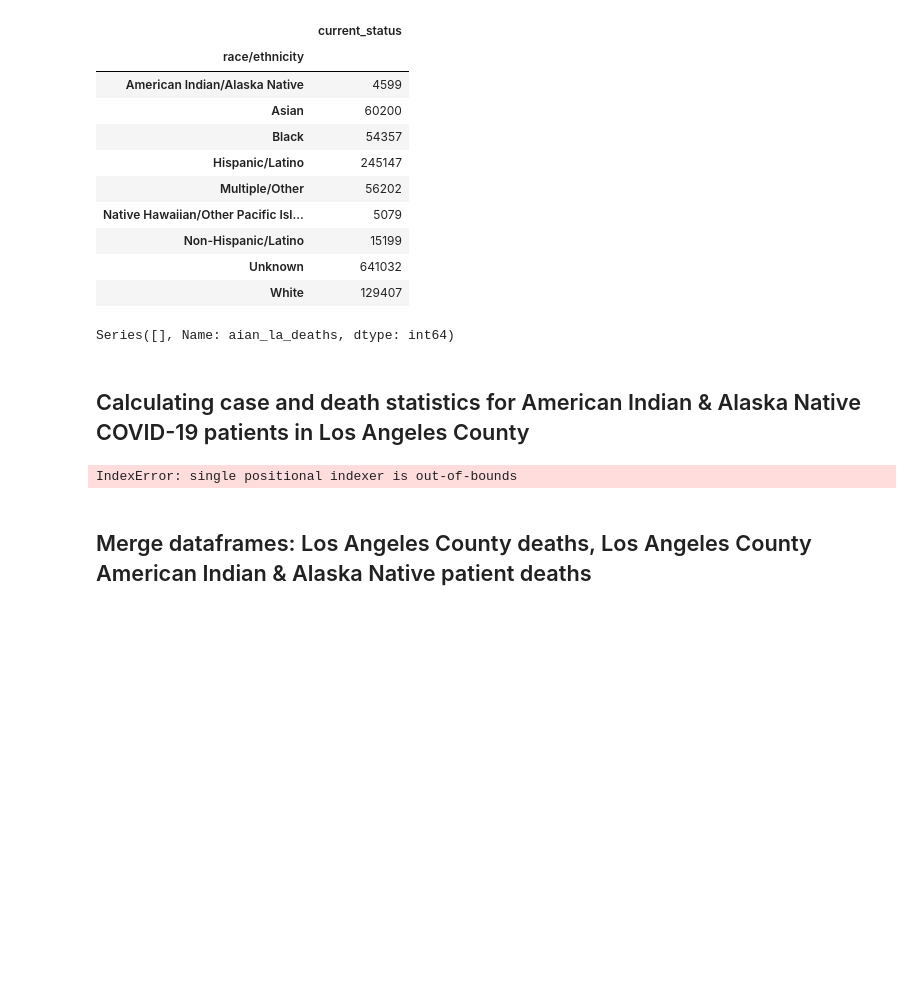
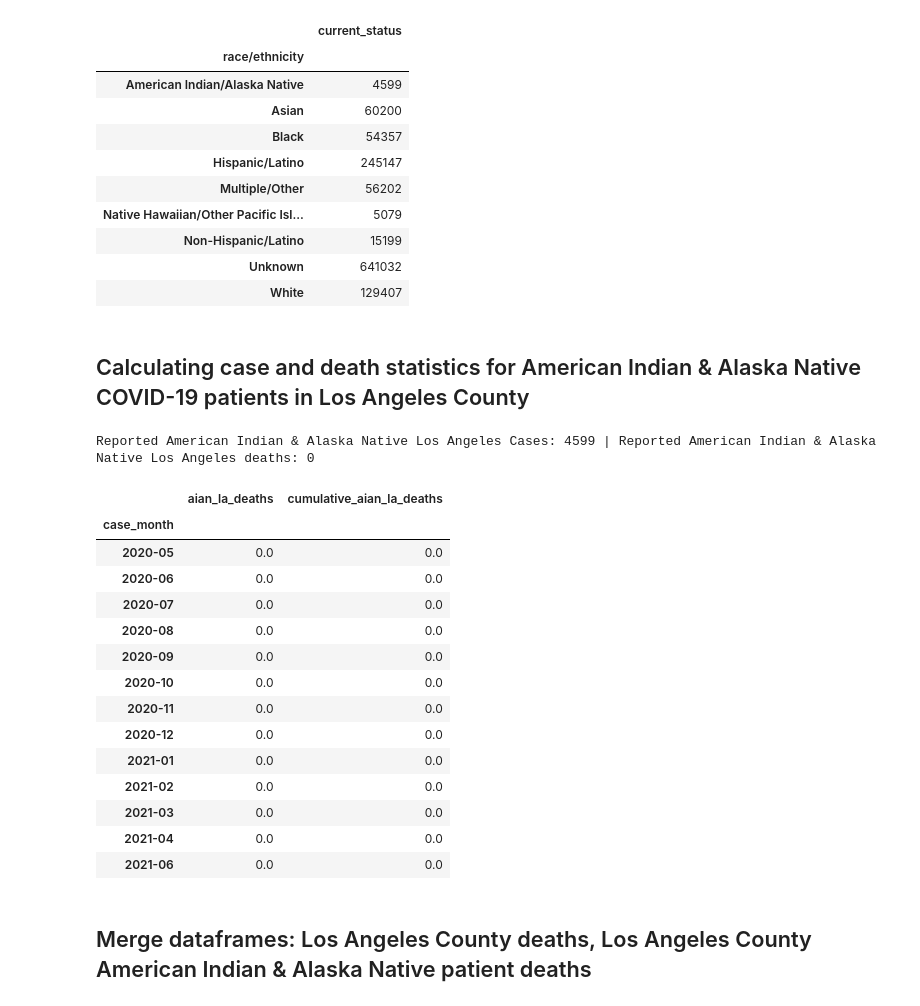
Before and after one commit to kevogil/covid-analysis, a Jupyter notebook: Notebooks/Analysis_And_Visualizations/percentage_deaths_vs_population_percentage.ipynb, the cells around one changed output. Saved outputs shown, nothing was run; the diff lists cells and outputs as text; code cells hidden in the pictures; blank space fills up the shorter version.

Commit message:
Add try/except to AINA death stats dataframe

```diff
--- a/Notebooks/Analysis_And_Visualizations/percentage_deaths_vs_population_percentage.ipynb
+++ b/Notebooks/Analysis_And_Visualizations/percentage_deaths_vs_population_percentage.ipynb
@@ -114,50 +115,69 @@ los_angeles_case_surveillance_df[["current_status", "race/ethnicity"]].groupby(b
 | Non-Hispanic/Latino | 15199 |
 | Unknown | 641032 |
 | White | 129407 |
-# %%
-aian_los_angeles_deaths_by_month_series
-# %% [output]
-Series([], Name: aian_la_deaths, dtype: int64)
 # %% [markdown]
 ## Calculating case and death statistics for American Indian & Alaska Native COVID-19 patients in Los Angeles County
 # %%
 # Isolate rows pertaining to cases of AIAN COVID-19 patients Los Angles County
 aian_los_angeles_case_surveillance_df = pd.DataFrame(los_angeles_case_surveillance_df.loc[los_angeles_case_surveillance_df["race/ethnicity"] == "American Indian/Alaska Native"])
 
 # Find the number of COVID-19 cases for AIAN patients in Los Angeles County
 aian_los_angeles_cases = aian_los_angeles_case_surveillance_df.shape[0]
 
 # Find the number of COVID-19 deaths for AIAN patients in Los Angeles County
 aian_los_angeles_deaths = aian_los_angeles_case_surveillance_df.loc[aian_los_angeles_case_surveillance_df["death_yn"] == "Yes"].shape[0]
 
 # Calculate cumulative COVID-19 deaths each month for AIAN patients in Los Angeles County
 aian_los_angeles_deaths_by_month_df = pd.DataFrame(aian_los_angeles_case_surveillance_df[["case_month","death_yn"]]
                                                  .loc[aian_los_angeles_case_surveillance_df[["case_month","death_yn"]]["death_yn"] == "Yes"]
                                                  .groupby(by="case_month").count())
 
 # Rename "death_yn" column to "aian_la_deaths"
 aian_los_angeles_deaths_by_month_df = aian_los_angeles_deaths_by_month_df.rename(columns={"death_yn" : "aian_la_deaths"})
 
 # Calculate cumulative COVID-19 deaths of AIAN patients each month in Los Angeles County
 aian_los_angeles_deaths_by_month_series = aian_los_angeles_deaths_by_month_df["aian_la_deaths"]
 
-cumulative_aian_los_angeles_deaths = [aian_los_angeles_deaths_by_month_series.iloc[0]]
-current_month_cumulative_aian_deaths = aian_los_angeles_deaths_by_month_series.iloc[0]
+try:
+    cumulative_aian_los_angeles_deaths = [aian_los_angeles_deaths_by_month_series.iloc[0]]
+    current_month_cumulative_aian_deaths = aian_los_angeles_deaths_by_month_series.iloc[0]
 
-for idx in range(len(aian_los_angeles_deaths_by_month_series)-1):
-    current_month_cumulative_aian_deaths = current_month_cumulative_aian_deaths + aian_los_angeles_deaths_by_month_series[idx+1]
-    cumulative_aian_los_angeles_deaths.append(current_month_cumulative_aian_deaths)
+    for idx in range(len(aian_los_angeles_deaths_by_month_series)-1):
+        current_month_cumulative_aian_deaths = current_month_cumulative_aian_deaths + aian_los_angeles_deaths_by_month_series[idx+1]
+        cumulative_aian_los_angeles_deaths.append(current_month_cumulative_aian_deaths)
 
-# Add monthly cumulative deaths of AIAN patients to Los Angeles County aian patient deaths dataframe
-aian_los_angeles_deaths_by_month_df["cumulative_aian_la_deaths"] = cumulative_aian_los_angeles_deaths
+    # Add monthly cumulative deaths of AIAN patients to Los Angeles County aian patient deaths dataframe
+    aian_los_angeles_deaths_by_month_df["cumulative_aian_la_deaths"] = cumulative_aian_los_angeles_deaths
+except:
+    aian_los_angeles_deaths_by_month_df = pd.DataFrame(aian_los_angeles_case_surveillance_df[["case_month","current_status"]]
+                                                 .groupby(by="case_month").count())
+    aian_los_angeles_deaths_by_month_df["aian_la_deaths"] = np.nan
+    aian_los_angeles_deaths_by_month_df["cumulative_aian_la_deaths"] = np.nan
+    aian_los_angeles_deaths_by_month_df = pd.DataFrame(aian_los_angeles_deaths_by_month_df.fillna(value=0))
+    aian_los_angeles_deaths_by_month_df = pd.DataFrame(aian_los_angeles_deaths_by_month_df.drop(columns="current_status"))
 
 # Print total Los Angles County cases and deaths for AIAN patients
 print(f"Reported American Indian & Alaska Native Los Angeles Cases: {aian_los_angeles_cases} | Reported American Indian & Alaska Native Los Angeles deaths: {aian_los_angeles_deaths}")
 
 # Display Los Angeles County AIAN patient deaths dataframe
 aian_los_angeles_deaths_by_month_df
 # %% [output]
-IndexError: single positional indexer is out-of-bounds
+Reported American Indian & Alaska Native Los Angeles Cases: 4599 | Reported American Indian & Alaska Native Los Angeles deaths: 0
+|  | aian_la_deaths | cumulative_aian_la_deaths |
+| case_month |  |  |
+| 2020-05 | 0.0 | 0.0 |
+| 2020-06 | 0.0 | 0.0 |
+| 2020-07 | 0.0 | 0.0 |
+| 2020-08 | 0.0 | 0.0 |
+| 2020-09 | 0.0 | 0.0 |
+| 2020-10 | 0.0 | 0.0 |
+| 2020-11 | 0.0 | 0.0 |
+| 2020-12 | 0.0 | 0.0 |
+| 2021-01 | 0.0 | 0.0 |
+| 2021-02 | 0.0 | 0.0 |
+| 2021-03 | 0.0 | 0.0 |
+| 2021-04 | 0.0 | 0.0 |
+| 2021-06 | 0.0 | 0.0 |
 # %% [markdown]
 ## Merge dataframes: Los Angeles County deaths, Los Angeles County American Indian & Alaska Native patient deaths
 # %%
```
Also changed, not shown: parts of 1 cell of this notebook.
